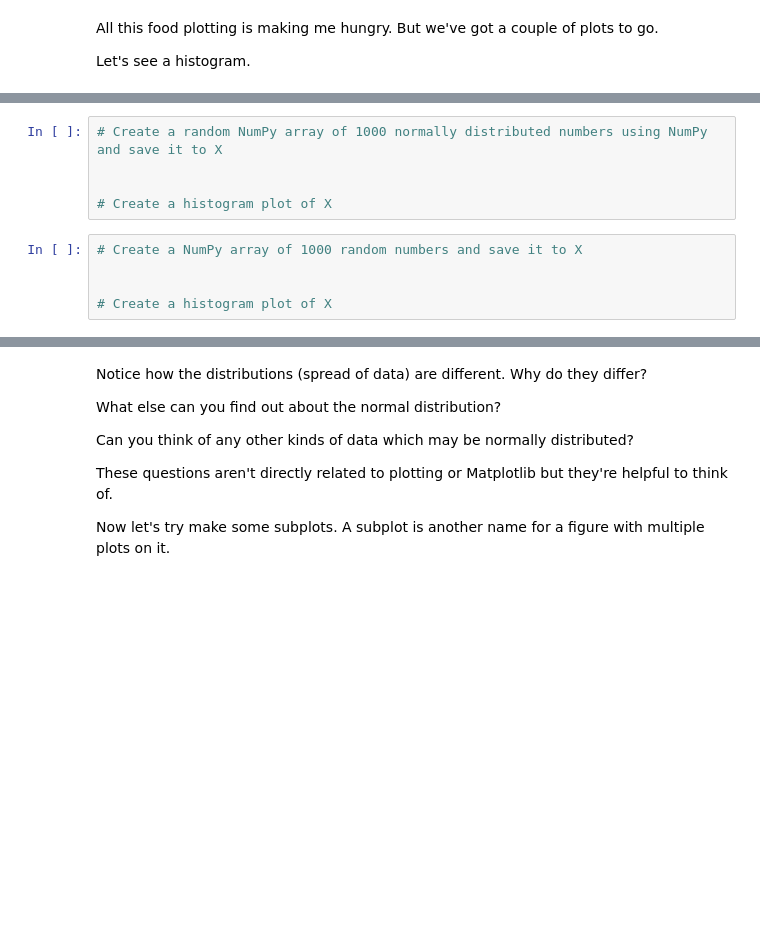
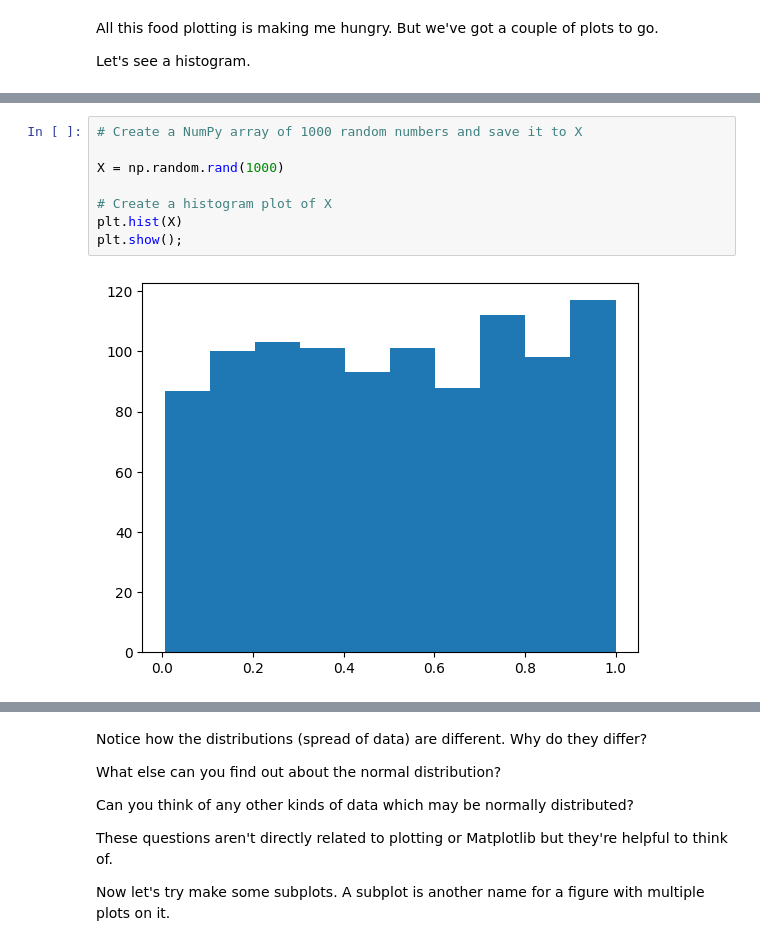
Before and after one commit to vivekkumar2909/Data-Science-and-Machine-Learning, a Jupyter notebook: matplotlib-exercises.ipynb, the cells around one changed output, grey strips where cells are left out. Cells and saved outputs as stored; diff of their text form; blank space fills up the shorter version.

```diff
--- a/matplotlib-exercises.ipynb
+++ b/matplotlib-exercises.ipynb
@@ -193,10 +208,10 @@ Let's see a histogram.
 # %%
-# Create a random NumPy array of 1000 normally distributed numbers using NumPy and save it to X
+# Create a NumPy array of 1000 random numbers and save it to X
 
+X = np.random.rand(1000)
 
 # Create a histogram plot of X
+plt.hist(X)
+plt.show();
+# %% [output]
+[figure, added]
-# %%
-# Create a NumPy array of 1000 random numbers and save it to X
-
-
-# Create a histogram plot of X
```
Also changed, not shown: parts of 7 cells of this notebook.
